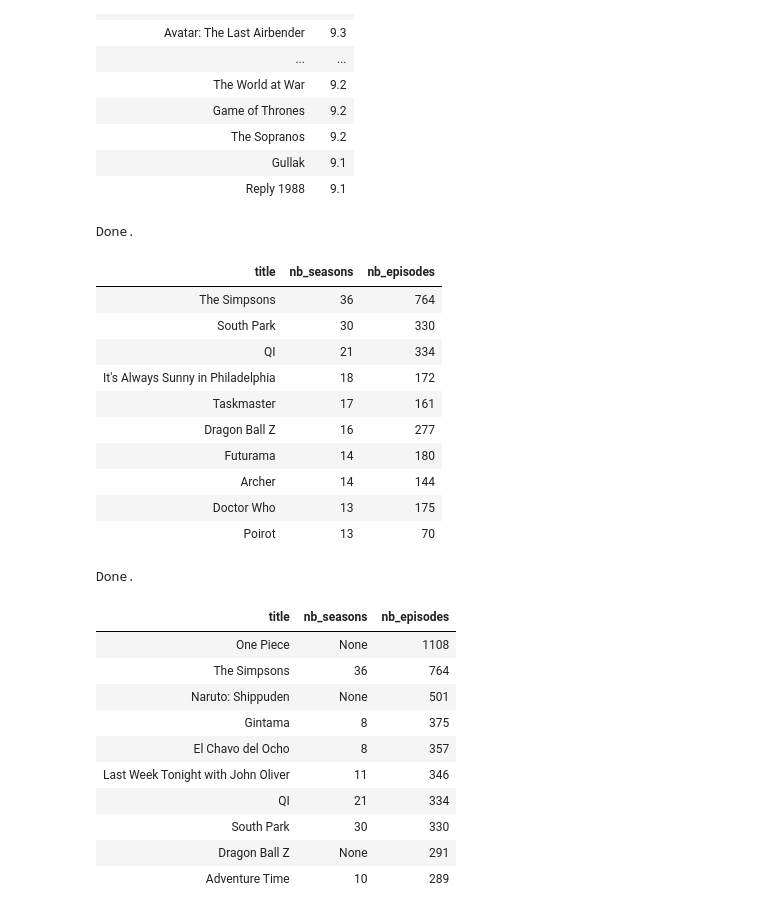
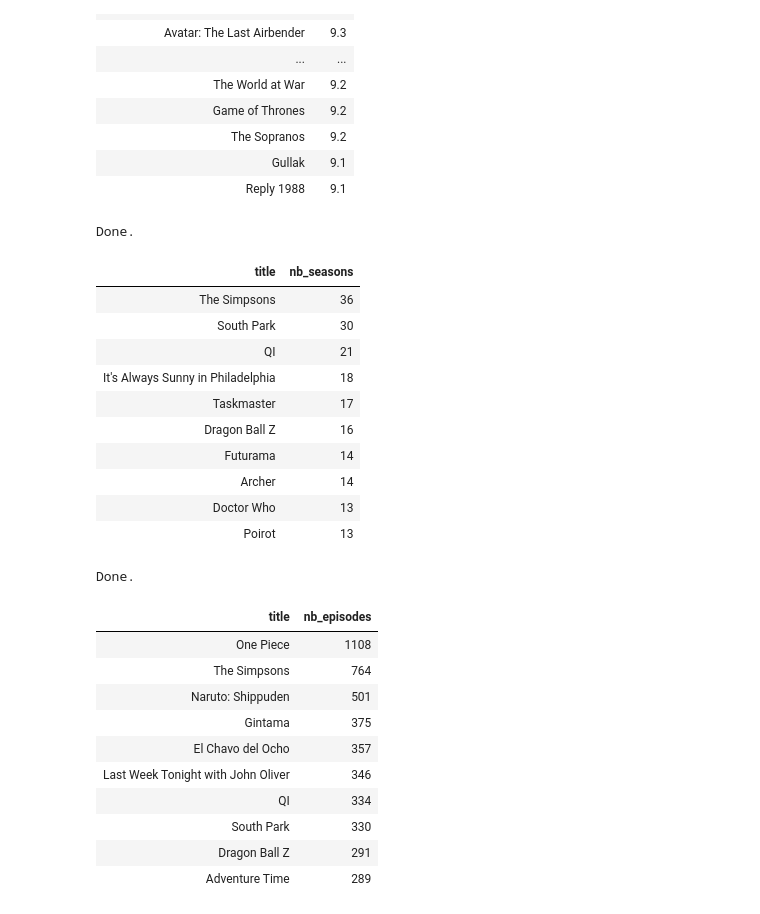
Before and after one commit to t7bo/scraping_movies, a Jupyter notebook: data/sql/requests.ipynb, the cells around one changed output. Drawn from its saved outputs; the diff is of its cells as text; code cells hidden in the pictures.

```diff
--- a/data/sql/requests.ipynb
+++ b/data/sql/requests.ipynb
@@ -233,37 +228,37 @@ Done.
 # En fonction du genre, afficher la liste des séries les plus longues.
 # %%
 %%sql sqlite:///../database/imdb.db
-SELECT title, nb_seasons, nb_episodes FROM series
+SELECT title, nb_seasons FROM series
 ORDER BY nb_seasons DESC
 LIMIT 10
 # %% [output]
 Done.
-| title | nb_seasons | nb_episodes |
-| The Simpsons | 36 | 764 |
-| South Park | 30 | 330 |
-| QI | 21 | 334 |
-| It's Always Sunny in Philadelphia | 18 | 172 |
-| Taskmaster | 17 | 161 |
-| Dragon Ball Z | 16 | 277 |
-| Futurama | 14 | 180 |
-| Archer | 14 | 144 |
-| Doctor Who | 13 | 175 |
-| Poirot | 13 | 70 |
+| title | nb_seasons |
+| The Simpsons | 36 |
+| South Park | 30 |
+| QI | 21 |
+| It's Always Sunny in Philadelphia | 18 |
+| Taskmaster | 17 |
+| Dragon Ball Z | 16 |
+| Futurama | 14 |
+| Archer | 14 |
+| Doctor Who | 13 |
+| Poirot | 13 |
 # %%
 %%sql sqlite:///../database/imdb.db
-SELECT title, nb_seasons, nb_episodes FROM series
+SELECT title, nb_episodes FROM series
 ORDER BY nb_episodes DESC
 LIMIT 10
 # %% [output]
 Done.
-| title | nb_seasons | nb_episodes |
-| One Piece | None | 1108 |
-| The Simpsons | 36 | 764 |
-| Naruto: Shippuden | None | 501 |
-| Gintama | 8 | 375 |
-| El Chavo del Ocho | 8 | 357 |
-| Last Week Tonight with John Oliver | 11 | 346 |
-| QI | 21 | 334 |
-| South Park | 30 | 330 |
-| Dragon Ball Z | None | 291 |
-| Adventure Time | 10 | 289 |
+| title | nb_episodes |
+| One Piece | 1108 |
+| The Simpsons | 764 |
+| Naruto: Shippuden | 501 |
+| Gintama | 375 |
+| El Chavo del Ocho | 357 |
+| Last Week Tonight with John Oliver | 346 |
+| QI | 334 |
+| South Park | 330 |
+| Dragon Ball Z | 291 |
+| Adventure Time | 289 |
```
Also changed, not shown: parts of 11 cells of this notebook.
